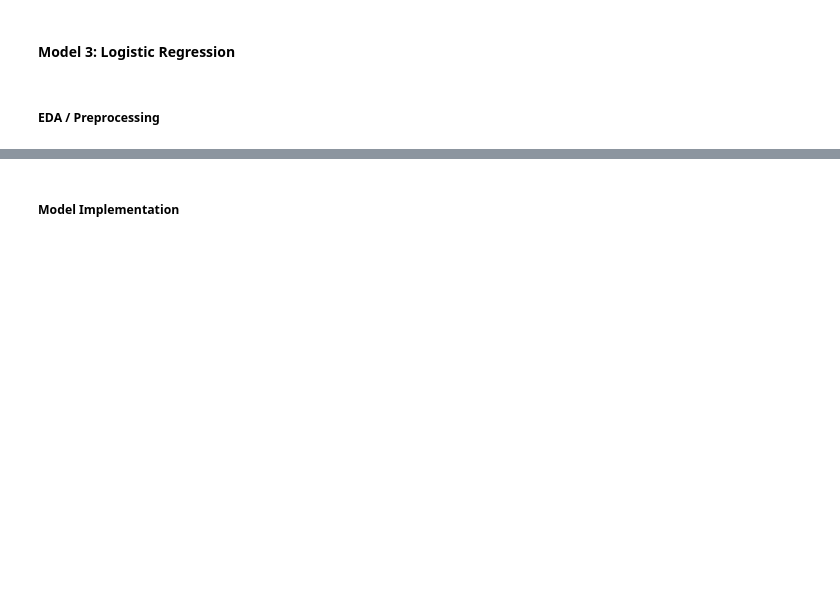
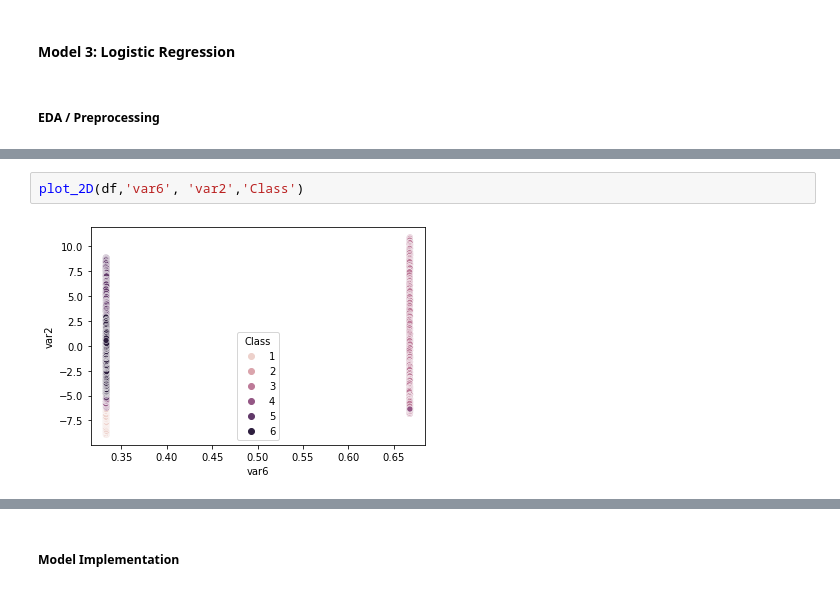
Before and after one commit to calebpelliott/Machine-Learning-CS559, a Jupyter notebook: PRJ1/F21/F21_CS559_Project1.ipynb, the cells around one changed output, grey strips where cells are left out. Drawn from its saved outputs; the diff is of its cells as text; blank space fills up the shorter version.

```diff
--- a/PRJ1/F21/F21_CS559_Project1.ipynb
+++ b/PRJ1/F21/F21_CS559_Project1.ipynb
@@ -325,0 +352,4 @@ plt.show()
+# %%
+plot_2D(df,'var6', 'var2','Class')
+# %% [output]
+[figure, added]
```
Also changed, not shown: parts of 18 cells of this notebook, 1 other file.
